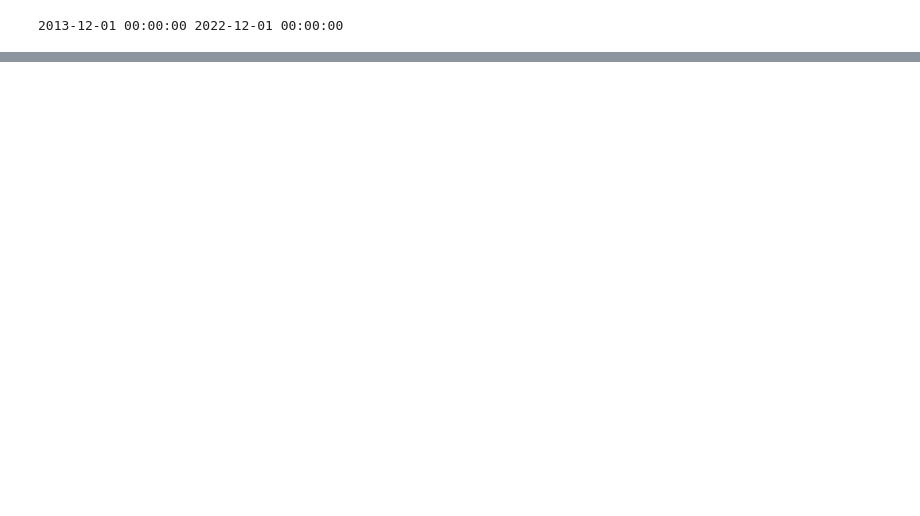
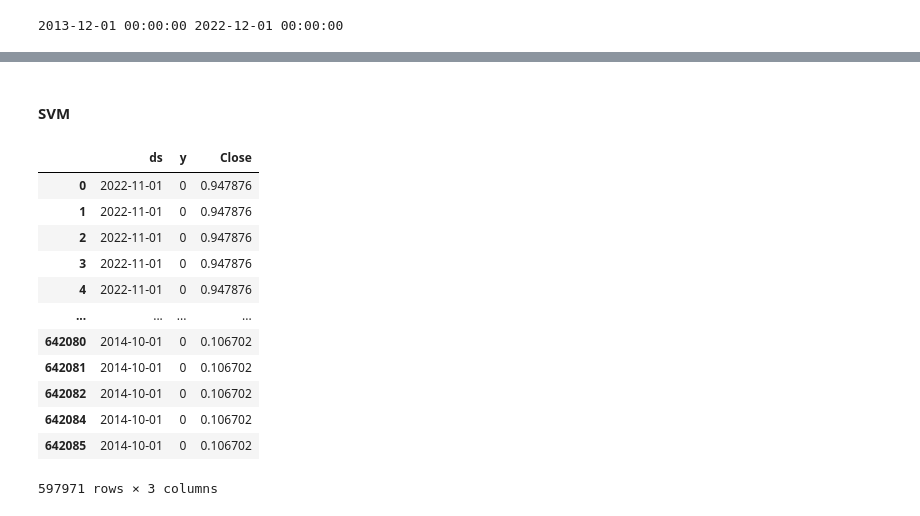
Before and after one commit to dhananjay-tribugs/Finance_project, a Jupyter notebook: notebooks/eda.ipynb, the cells around one changed output, grey strips where cells are left out. Saved outputs shown, nothing was run; the diff lists cells and outputs as text; code cells hidden in the pictures; blank space fills up the shorter version.

```diff
--- a/notebooks/eda.ipynb
+++ b/notebooks/eda.ipynb
@@ -101,0 +102,32 @@ df2
+# %%
+
+df_raw.isnull().sum()
+df = df_raw.copy()
+
+# Renaming Columns as per fb conventions
+df.rename(columns={'date':'ds', "Txn. Type":'y'},inplace=True)
+transactions = ['R','P']
+
+df = df[df['y'].isin(transactions)]
+#  Cleaning
+df.drop(columns = "Customer ID", inplace=True)
+df.drop_duplicates()
+
+# encoding Target columns
+df.replace({'R':1,'P':0},inplace=True)
+# %%
+# copy the data
+df_min_max_scaled = df.copy()
+
+
+# Scaling
+# apply normalization techniques by Column
+column = 'Close'
+df_min_max_scaled[column] = (df_min_max_scaled[column] - df_min_max_scaled[column].min()) / (df_min_max_scaled[column].max() - df_min_max_scaled[column].min())
+
+# view normalized data
+display(df_min_max_scaled)
+
+# Copy df for fbprophet abd other models
+df_svm = df_min_max_scaled.copy()
+df_fb = df_min_max_scaled.copy()
@@ -101,0 +242,18 @@ df2
+# %% [markdown]
+#### SVM
+# %%
+df_svm
+# %% [output]
+|  | ds | y | Close |
+| 0 | 2022-11-01 | 0 | 0.947876 |
+| 1 | 2022-11-01 | 0 | 0.947876 |
+| 2 | 2022-11-01 | 0 | 0.947876 |
+| 3 | 2022-11-01 | 0 | 0.947876 |
+| 4 | 2022-11-01 | 0 | 0.947876 |
+| ... | ... | ... | ... |
+| 642080 | 2014-10-01 | 0 | 0.106702 |
+| 642081 | 2014-10-01 | 0 | 0.106702 |
+| 642082 | 2014-10-01 | 0 | 0.106702 |
+| 642084 | 2014-10-01 | 0 | 0.106702 |
+| 642085 | 2014-10-01 | 0 | 0.106702 |
+597971 rows × 3 columns
```
Also changed, not shown: parts of 30 cells of this notebook, 3 other files.
